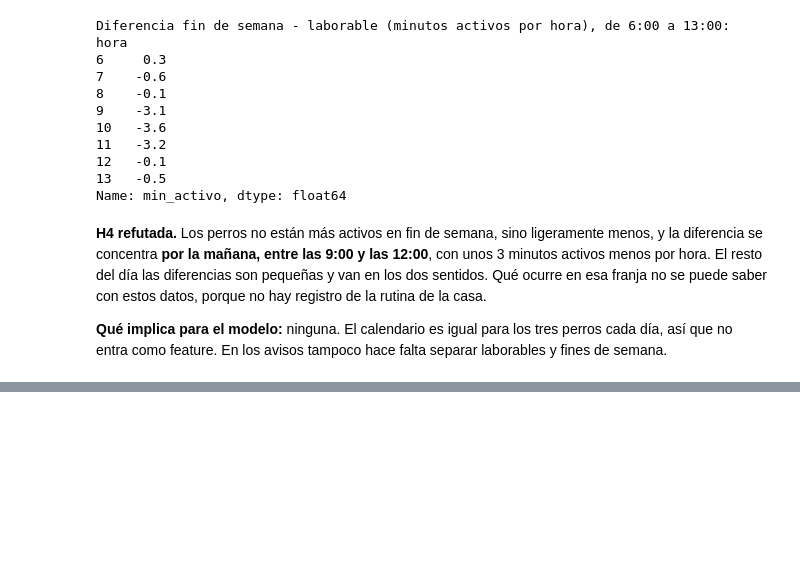
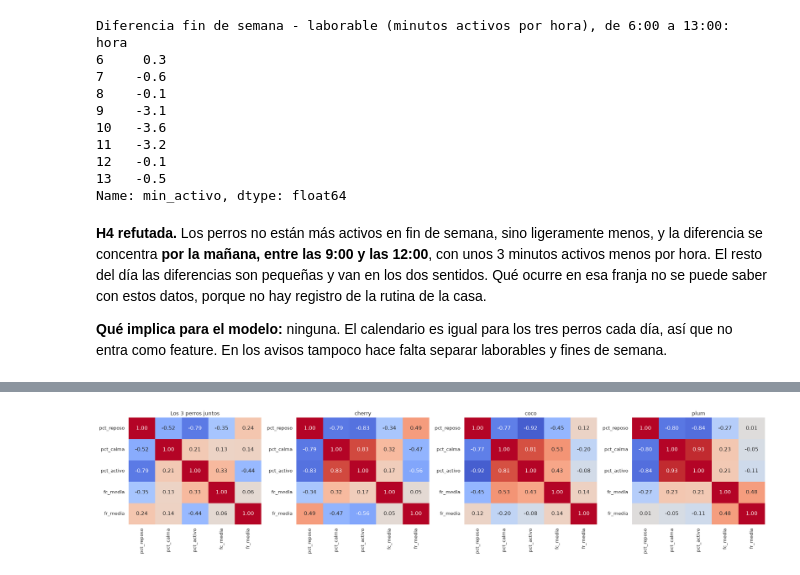
Before and after one commit to claudiavera156/ML_Huella_Conductual, a Jupyter notebook: main.ipynb, the cells around one changed output, grey strips where cells are left out. Saved outputs shown, nothing was run; the diff lists cells and outputs as text; code cells hidden in the pictures; blank space fills up the shorter version.

```diff
--- a/main.ipynb
+++ b/main.ipynb
@@ -874,0 +881,17 @@ Name: min_activo, dtype: float64
+# %%
+SENALES_MV = ["pct_reposo", "pct_calma", "pct_activo", "fc_media", "fr_media"]
+
+fig, axes = plt.subplots(1, 4, figsize=(22, 5))
+sns.heatmap(train_set[SENALES_MV].corr(), annot=True, fmt=".2f", cmap="coolwarm",
+            vmin=-1, vmax=1, cbar=False, ax=axes[0])
+axes[0].set_title("Los 3 perros juntos")
+for i, perro in enumerate(PERROS):
+    matriz = train_set[train_set["perro"] == perro][SENALES_MV].corr()
+    sns.heatmap(matriz, annot=True, fmt=".2f", cmap="coolwarm", vmin=-1, vmax=1,
+                cbar=False, ax=axes[i + 1])
+    axes[i + 1].set_title(perro)
+plt.tight_layout()
+plt.savefig("src/img/paso7_correlaciones.png", dpi=120)
+plt.show()
+# %% [output]
+[figure, added]
```
Also changed, not shown: parts of 7 cells of this notebook, 3 other files.
